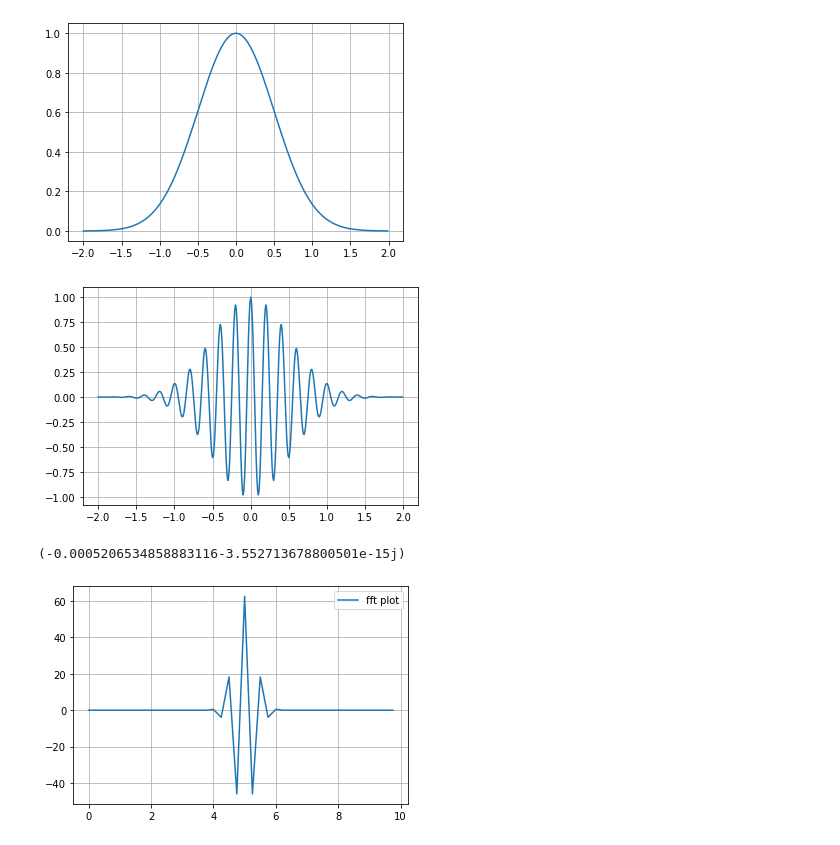
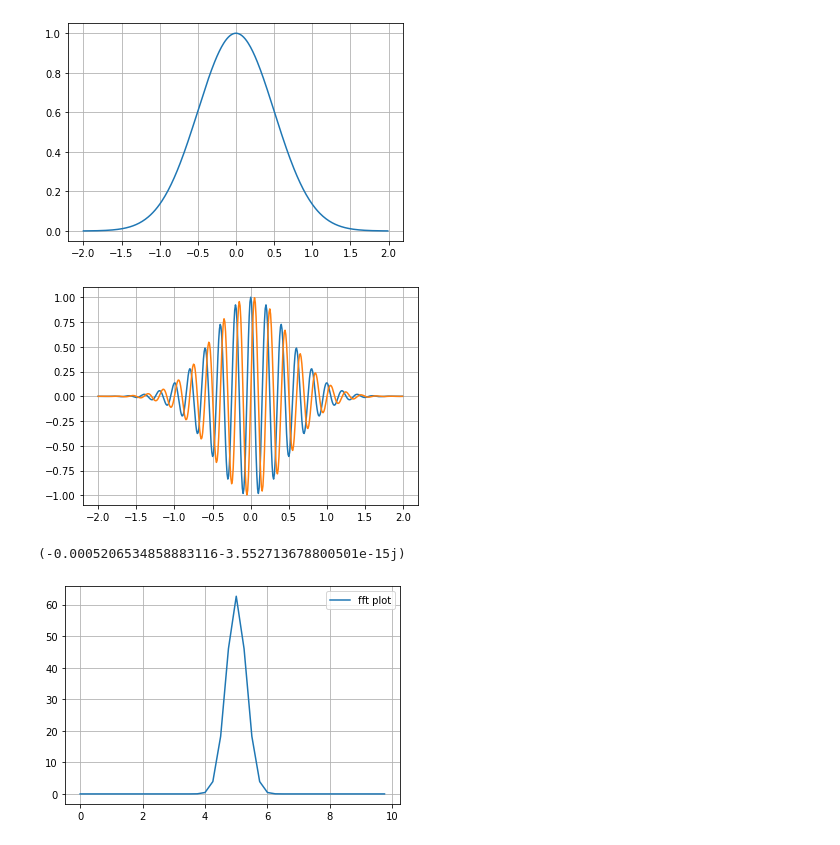
Before and after one commit to solothinker/SignalConcepts, a Jupyter notebook: Basics of Signals.ipynb, the cells around one changed output. Saved outputs shown, nothing was run; the diff lists cells and outputs as text; code cells hidden in the pictures.

```diff
--- a/Basics of Signals.ipynb
+++ b/Basics of Signals.ipynb
@@ -34,10 +34,11 @@ plt.show()
 # %%
 cmw = np.exp((1j*2*np.pi*f*t)-0.5*np.square(t/sigma))
 plt.plot(t,np.real(cmw))
+plt.plot(t,np.imag(cmw))
 plt.grid()
 plt.show()
 # %% [output]
-[figure, old version]
+[figure, new version]
 # %%
 # sum of wavelet is closed to zero
 np.sum(cmw)
@@ -48,9 +49,9 @@ f_data = np.fft.rfft(np.real(cmw))
 xf = np.linspace(0.0, 1.0/(2.0*Ts), f_data.size)
 # %%
 n = 40
-plt.plot(xf[:n],np.real(f_data[:n]))
+plt.plot(xf[:n],np.abs(f_data[:n]))
 plt.legend(['fft plot'])
 plt.grid()
 plt.show()
 # %% [output]
-[figure, old version]
+[figure, new version]
```
